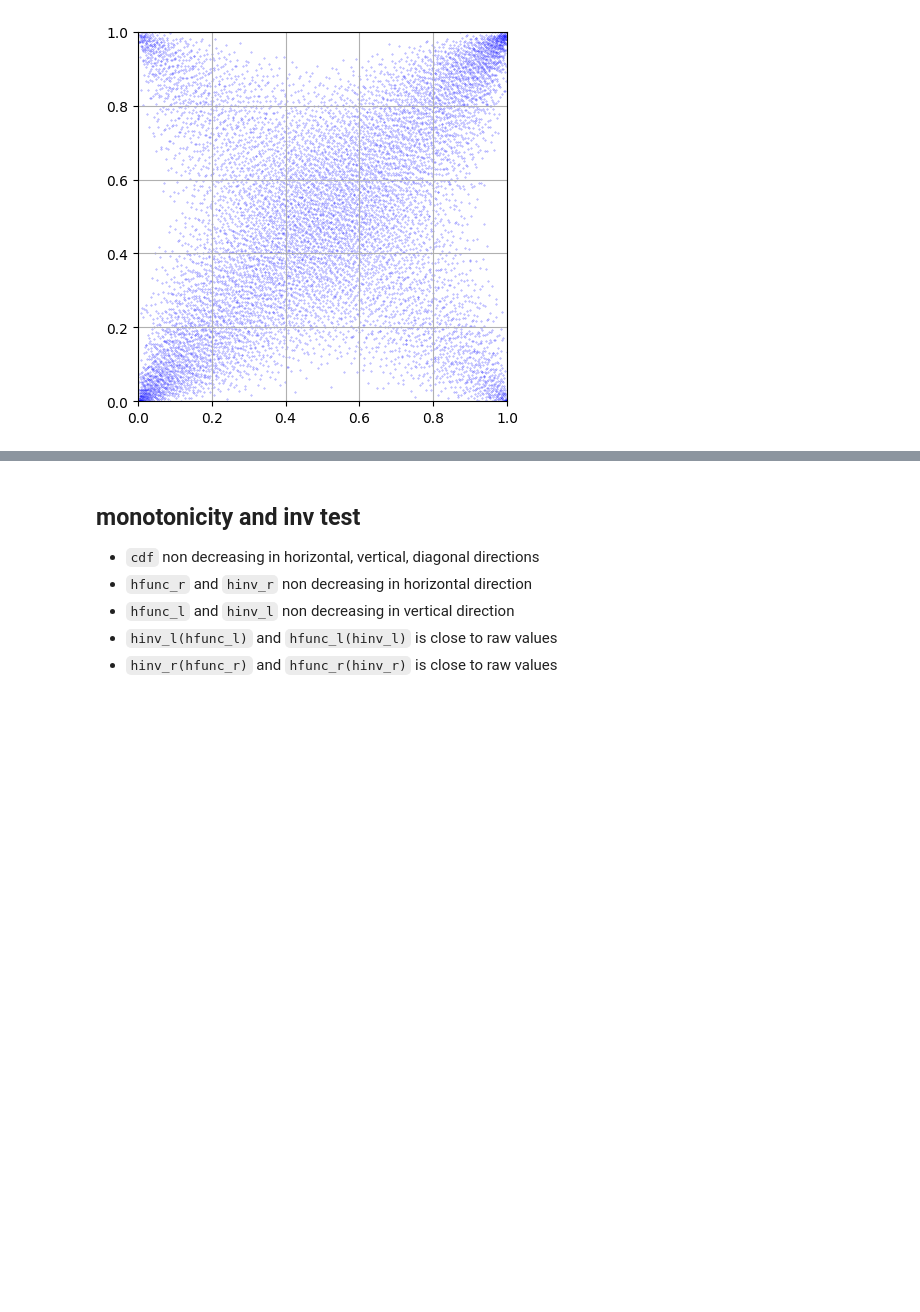
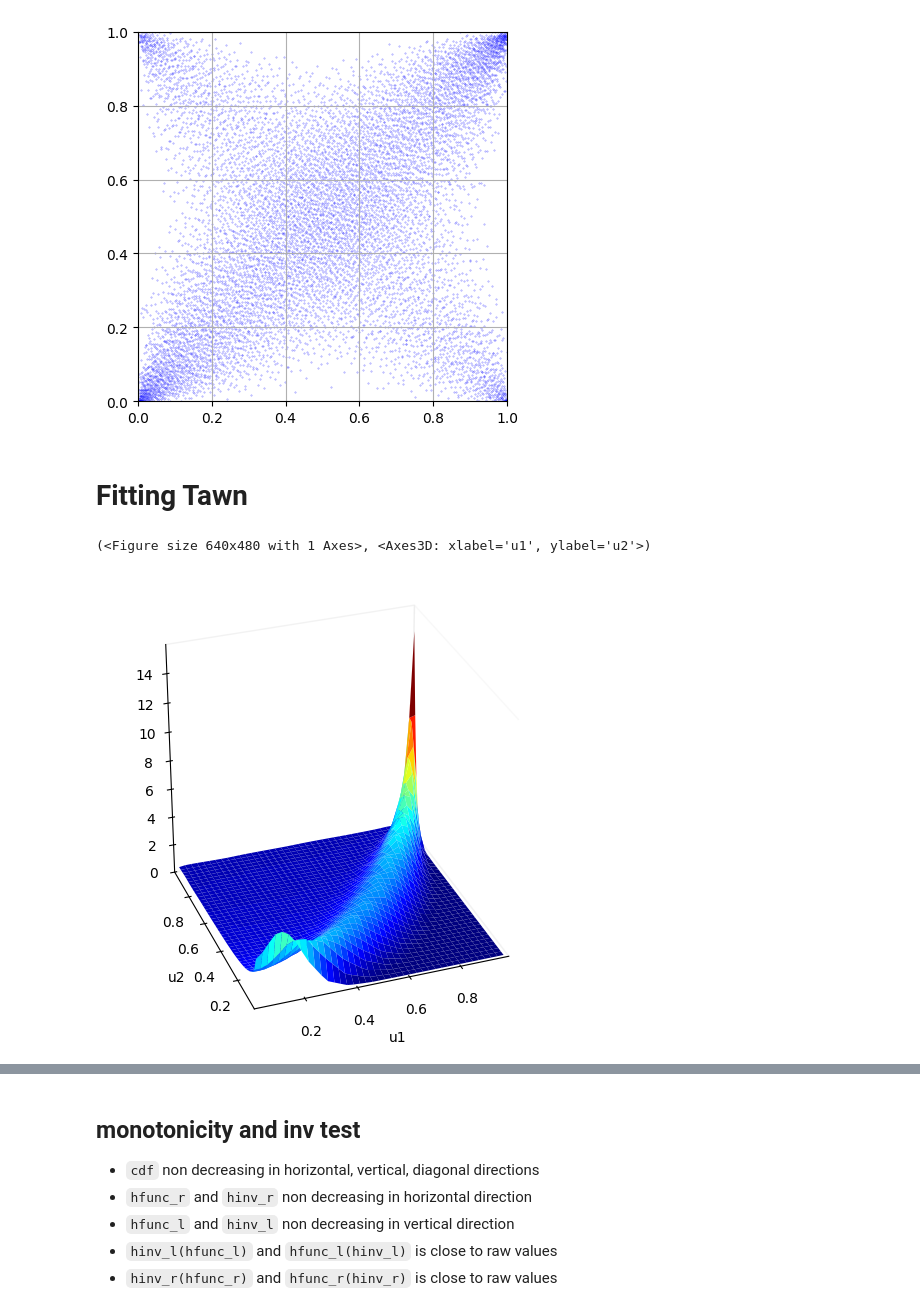
Before and after one commit to TY-Cheng/torchvinecopulib, a Jupyter notebook: examples/0_bicop.ipynb, the cells around one changed output, grey strips where cells are left out. Drawn from its saved outputs; the diff is of its cells as text; code cells hidden in the pictures; blank space fills up the shorter version.

Commit message:
bicop per grid size

```diff
--- a/examples/0_bicop.ipynb
+++ b/examples/0_bicop.ipynb
@@ -98,3 +98,18 @@ ax = plt.gca()
 ax.set_aspect("equal", adjustable="box")
 # %% [output]
 [figure]
+# %% [markdown]
+# Fitting Tawn
+# %%
+import pyvinecopulib as pvc
+import numpy as np
+
+fit_ctrl = pvc.FitControlsBicop(family_set=[pvc.BicopFamily.tll], num_threads=1)
+bcp_true = pvc.Bicop(family=pvc.BicopFamily.tawn, parameters=np.array([[1], [0.5], [10]]))
+bcp_tvc = tvc.BiCop()
+V_bcp = torch.from_numpy(bcp_true.simulate(10000, qrng=True))
+bcp_tvc.fit(V_bcp)
+bcp_tvc.plot(margin_type="unif", plot_type="surface")
+# %% [output]
+(<Figure size 640x480 with 1 Axes>, <Axes3D: xlabel='u1', ylabel='u2'>)
+[figure, added]
```
Also changed, not shown: parts of 3 cells of this notebook, 2 other files.
